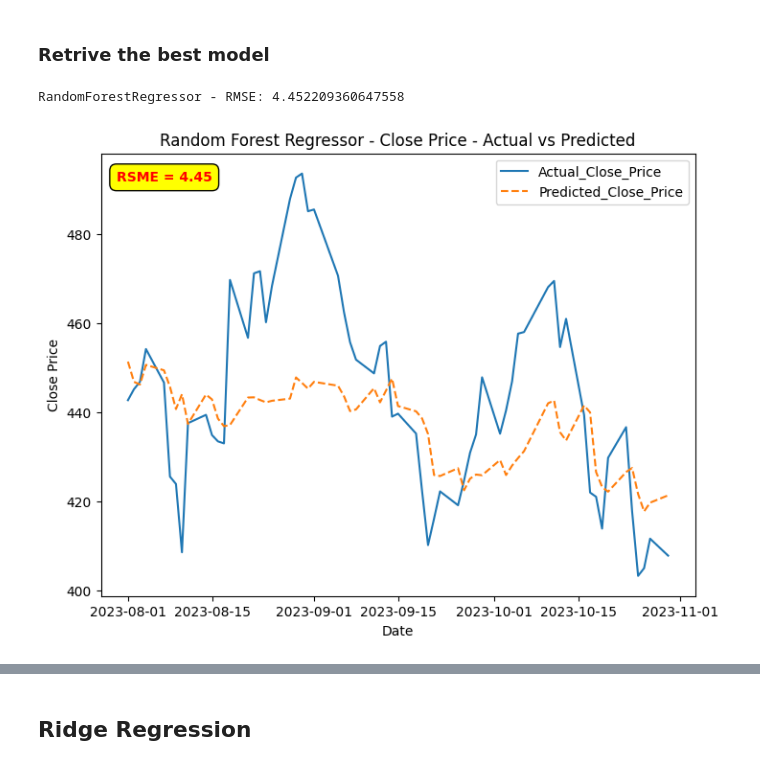
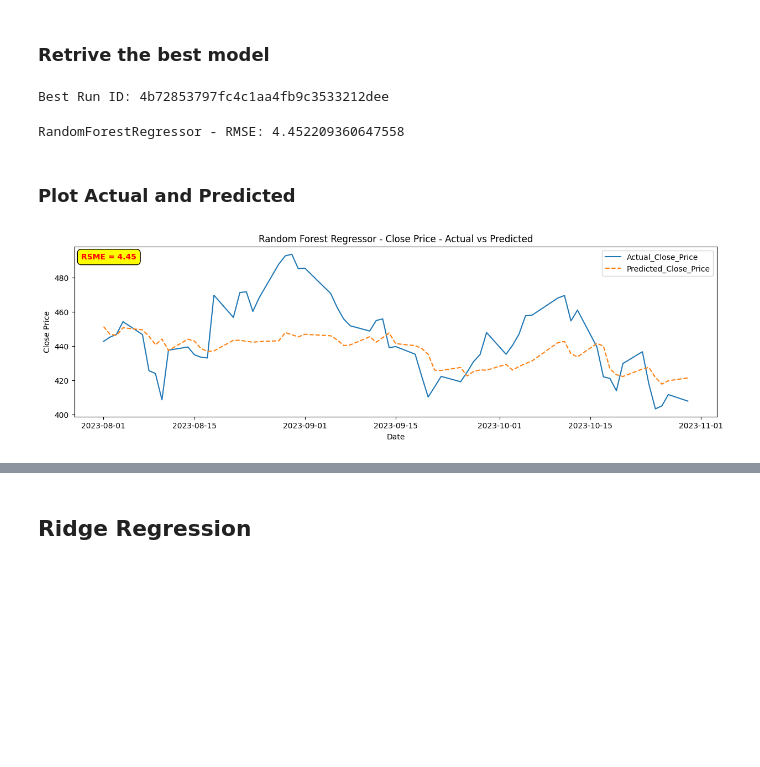
Before and after one commit to piyush-an/INFO7374_Predict_StockPrice, a Jupyter notebook: notebooks/3_Feat_Importance_RegVsTrees.ipynb, the cells around one changed output, grey strips where cells are left out. Saved outputs shown, nothing was run; the diff lists cells and outputs as text; code cells hidden in the pictures; blank space fills up the shorter version.

Commit message:
Every model predict graph

```diff
--- a/notebooks/3_Feat_Importance_RegVsTrees.ipynb
+++ b/notebooks/3_Feat_Importance_RegVsTrees.ipynb
@@ -158,6 +145,7 @@ best_run_id = runs = client.search_runs(
         order_by=["metrics.RMSE ASC"],
         filter_string="tags.model = 'RandomForestRegressor'"
     )[0].info.run_id
+print(f"Best Run ID: {best_run_id}")
 
 loaded_model = mlflow.pyfunc.load_model(f"runs:/{best_run_id}/model")
 y_pred = loaded_model.predict(X_test)
@@ -167,16 +155,19 @@ RMSE = math.sqrt(MSE)
 
 print(f"RandomForestRegressor - RMSE: {RMSE}")
 # %% [output]
-RandomForestRegressor - RMSE: 4.452209360647558
+Best Run ID: 4b72853797fc4c1aa4fb9c3533212dee
+RandomForestRegressor - RMSE: 4.452209360647558
+# %% [markdown]
+### Plot Actual and Predicted
 # %%
-plt.figure(figsize=(8, 6))
+plt.figure(figsize=(15, 4))
 plt.plot(y_test, label='Actual_Close_Price', linestyle='solid')
 plt.plot(pd.Series(y_pred, index=y_test.index), label='Predicted_Close_Price', linestyle='dashed')
 plt.title('Random Forest Regressor - Close Price - Actual vs Predicted')
 plt.xlabel('Date')
 plt.ylabel('Close Price')
 plt.legend()
-plt.figtext(0.27, .85, f"RSME = {RMSE:.2f}", ha='right', va='top', color='red', weight='bold', bbox=dict(facecolor='yellow', edgecolor='black', boxstyle='round,pad=0.5'))
+plt.figtext(0.20, .85, f"RSME = {RMSE:.2f}", ha='right', va='top', color='red', weight='bold', bbox=dict(facecolor='yellow', edgecolor='black', boxstyle='round,pad=0.5'))
 plt.show()
 # %% [output]
-[figure, old version]
+[figure, new version]
```
Also changed, not shown: parts of 26 cells of this notebook.
